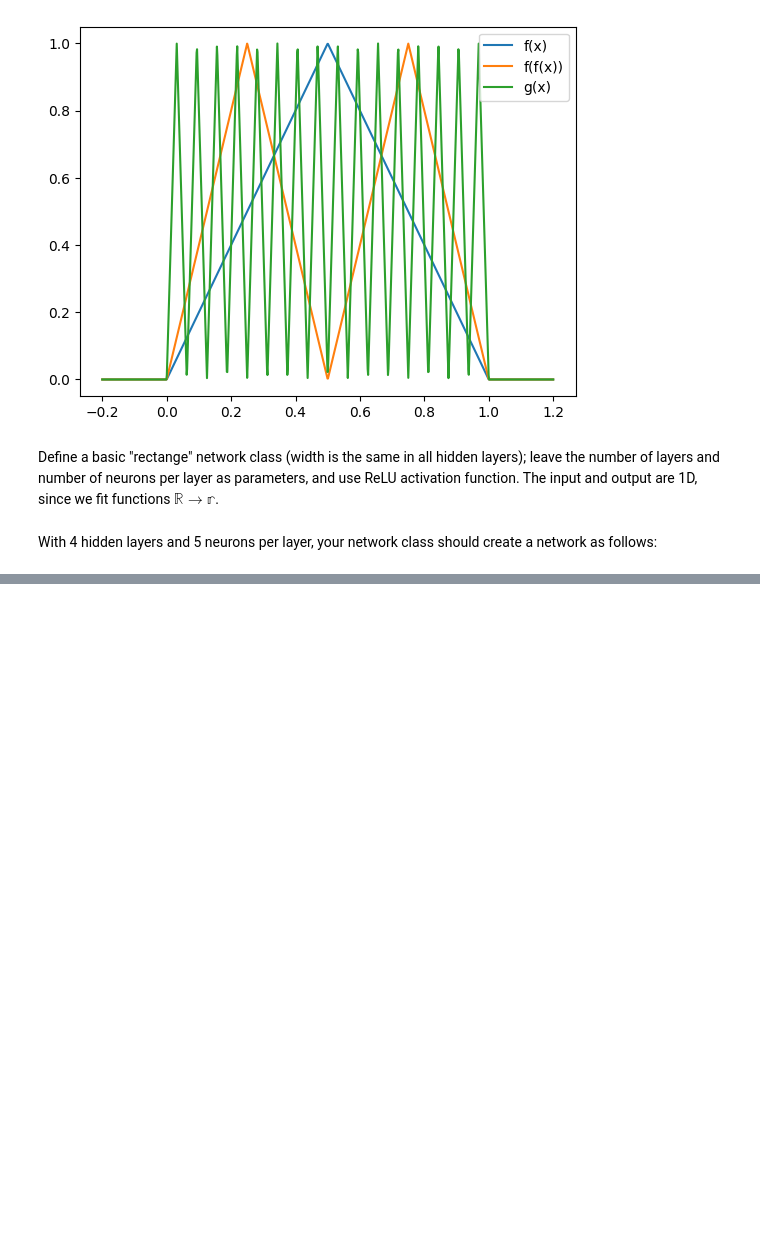
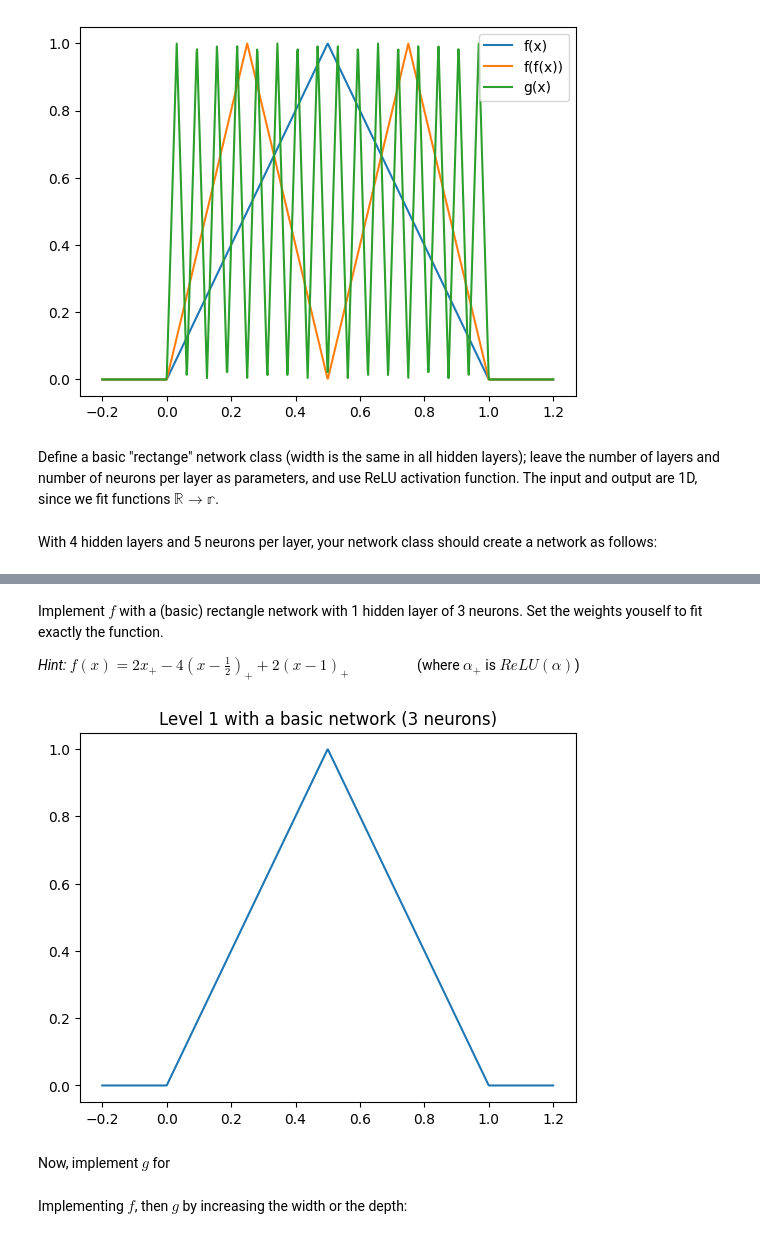
Before and after one commit to MICS-Lab/DeepLearningCourse, a Jupyter notebook: TD/DL_Practice_4_solutions.ipynb, the cells around one changed output, grey strips where cells are left out. Drawn from its saved outputs; the diff is of its cells as text; code cells hidden in the pictures; blank space fills up the shorter version.

Commit message:
basic network (1*3) to fit f

```diff
--- a/TD/DL_Practice_4_solutions.ipynb
+++ b/TD/DL_Practice_4_solutions.ipynb
@@ -47,3 +47,44 @@ The input and output are 1D, since we fit functions $\mathbb{R} \to \mathbb{r}$.
 With 4 hidden layers and 5 neurons per layer, your network class should create a network as follows:
 # %% [markdown]
 ![rectangle network diagram](../images/rectangle_network.svg)
+# %%
+class Net(nn.Module):
+    def __init__(self, n_layers=1, n_hidden=3):
+        super(Net, self).__init__()
+        self.fc_in = nn.Linear(1, n_hidden)
+        self.fcs = []
+        for i in range(n_layers-1):
+            self.fcs.append(nn.Linear(n_hidden, n_hidden))
+        self.fc_out = nn.Linear(n_hidden, 1)
+
+    def forward(self, x):
+        x = F.relu(self.fc_in(x))
+        for i in range(len(self.fcs)):
+            x = F.relu(self.fcs[i](x))
+        x = self.fc_out(x)
+        return x
+# %% [markdown]
+Implement $f$ with a (basic) rectangle network with 1 hidden layer of 3 neurons.
+Set the weights youself to fit exactly the function.
+
+*Hint:*
+$f(x) = 2x_+ -4(x-\frac{1}{2})_+ +2(x-1)_+$
+$\qquad \qquad$ (where $\alpha_+$ is $ReLU(\alpha)$)
+# %%
+basic = Net(1, 3)
+basic.fc_in.weight = torch.nn.Parameter(torch.tensor([[1.0], [1.0], [1.0]]))
+basic.fc_in.bias = torch.nn.Parameter(torch.tensor([0.0, -0.5, -1.0]))
+basic.fc_out.weight = torch.nn.Parameter(torch.tensor([[2.0, -4.0, 2.0]]))
+basic.fc_out.bias = torch.nn.Parameter(torch.tensor([0.0]))
+
+x = np.linspace(-0.2, 1.2, 1000)
+y = basic(torch.tensor(x).float().view(-1, 1)).detach().numpy()
+plt.plot(x, y, label="basic(x)")
+plt.title(f'Level 1 with a basic network (3 neurons)')
+plt.show()
+# %% [output]
+[figure, added]
+# %% [markdown]
+Now, implement $g$ for
+# %% [markdown]
+Implementing $f$, then $g$ by increasing the width or the depth:
```
